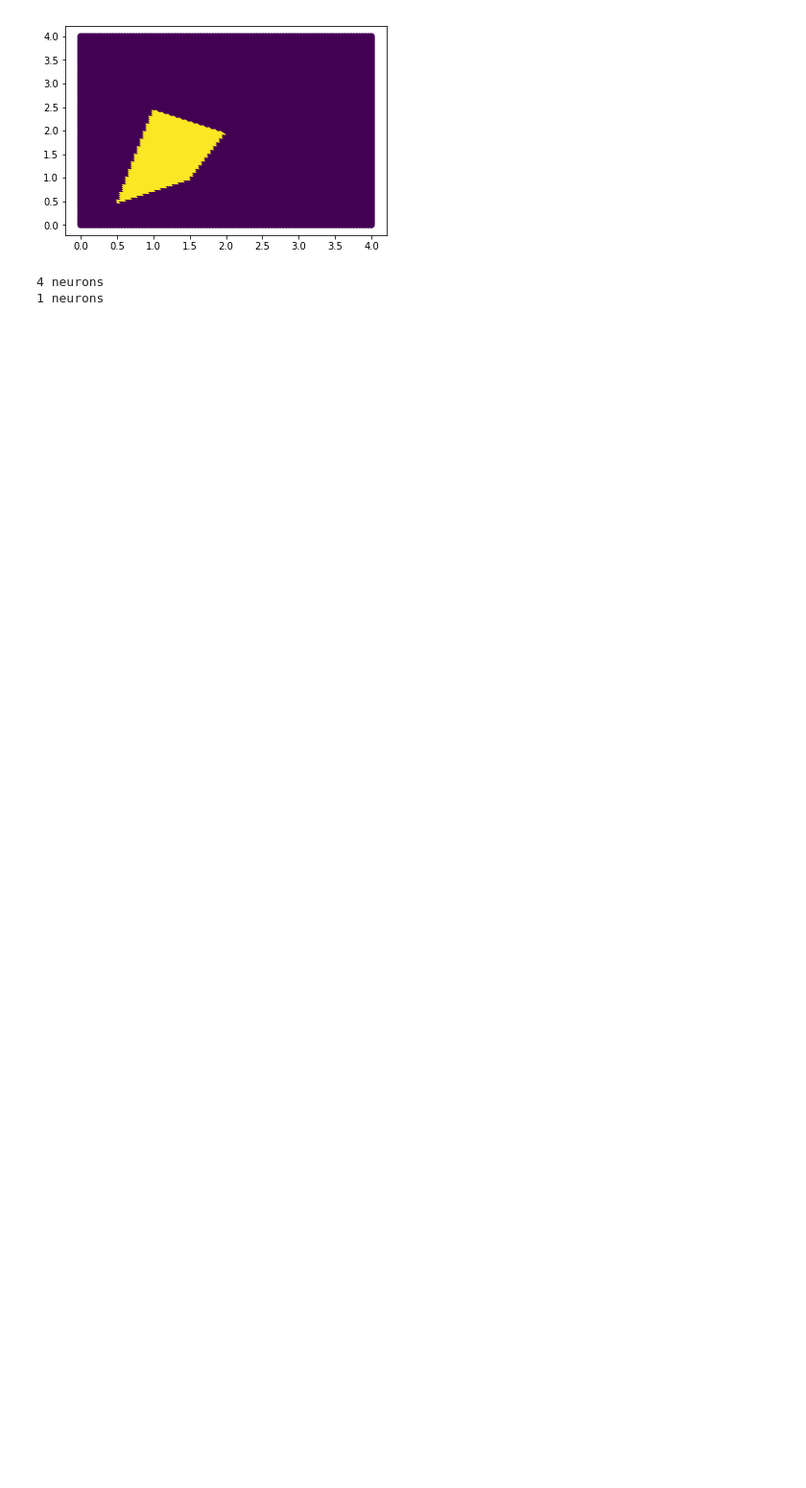
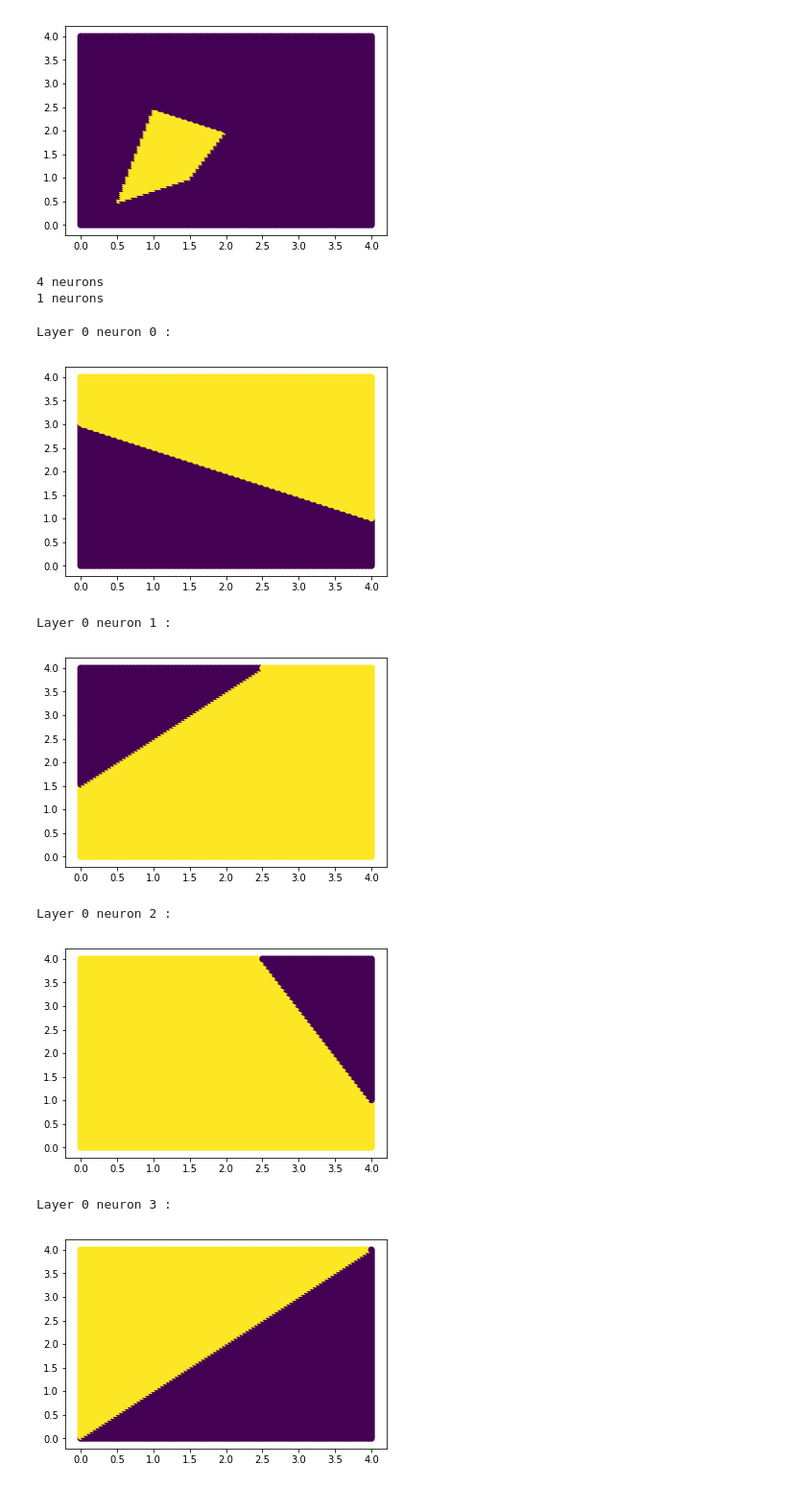
Before and after one commit to BartyzalRadek/neuroinformatics-course, a Jupyter notebook: MLP.ipynb, the cells around one changed output. Shown: that part at 96% size. Cells and saved outputs as stored; diff of their text form; code cells hidden in the pictures; blank space fills up the shorter version.

```diff
--- a/MLP.ipynb
+++ b/MLP.ipynb
@@ -166,20 +166,29 @@ net2.list_layers()
 # %%
 n1 = net2.layers[0].neurons[0]
 n1.b = -3
 n1.w = np.array([0.5,1])
 
 n2 = net2.layers[0].neurons[1]
 n2.b = 1.5
 n2.w = np.array([1,-1])
 
 n3 = net2.layers[0].neurons[2]
-n3.b = 2
-n3.w = np.array([-2,1])
+n3.b = 9
+n3.w = np.array([-2,-1])
 
 n4 = net2.layers[0].neurons[3]
-n4.b = 3
-n4.w = np.array([-0.5,-1])
+n4.b = 0
+n4.w = np.array([-1,1])
 
 nAND = net2.layers[1].neurons[0]
 nAND.set_to_AND()
-net.plot()
+net2.plot()
+# %% [output]
+Layer 0 neuron 0 :
+[figure, added]
+Layer 0 neuron 1 :
+[figure, added]
+Layer 0 neuron 2 :
+[figure, added]
+Layer 0 neuron 3 :
+[figure, added]
```
Also changed, not shown: parts of 2 cells of this notebook.
